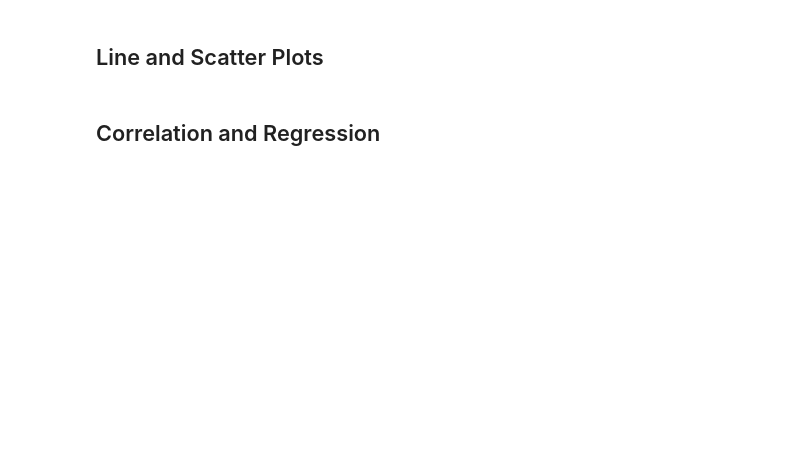
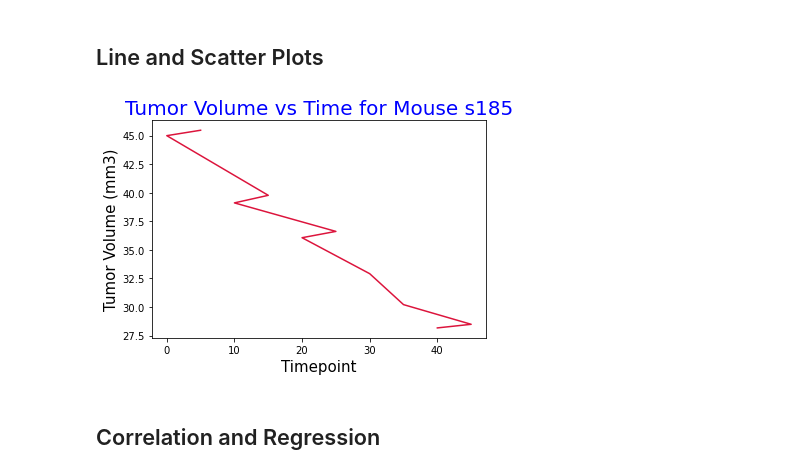
Before and after one commit to emjasmine/matplotlib-challenge, a Jupyter notebook: pymaceuticals_starter.ipynb, the cells around one changed output. Cells and saved outputs as stored; diff of their text form; code cells hidden in the pictures; blank space fills up the shorter version.

```diff
--- a/pymaceuticals_starter.ipynb
+++ b/pymaceuticals_starter.ipynb
@@ -257,3 +263,13 @@ drugs_df2
+# %%
+# Generate a line plot of tumor volume vs. time point for a mouse treated with Capomulin
+capomulin_mouse = merge_df.loc[merge_df['Mouse ID'] == 'x401']
+plt.plot(capomulin_mouse['Timepoint'],capomulin_mouse['Tumor Volume (mm3)'], color='crimson')
+plt.xlabel('Timepoint',fontsize=15)
+plt.ylabel('Tumor Volume (mm3)', fontsize=15)
+plt.title('Tumor Volume vs Time for Mouse s185',fontsize=20, color='blue')
+plt.show()
+# %% [output]
+[figure, added]
 # %%
 # Generate a scatter plot of average tumor volume vs. mouse weight for the Capomulin regimen
 # %% [markdown]
```
Also changed, not shown: parts of 6 cells of this notebook.
